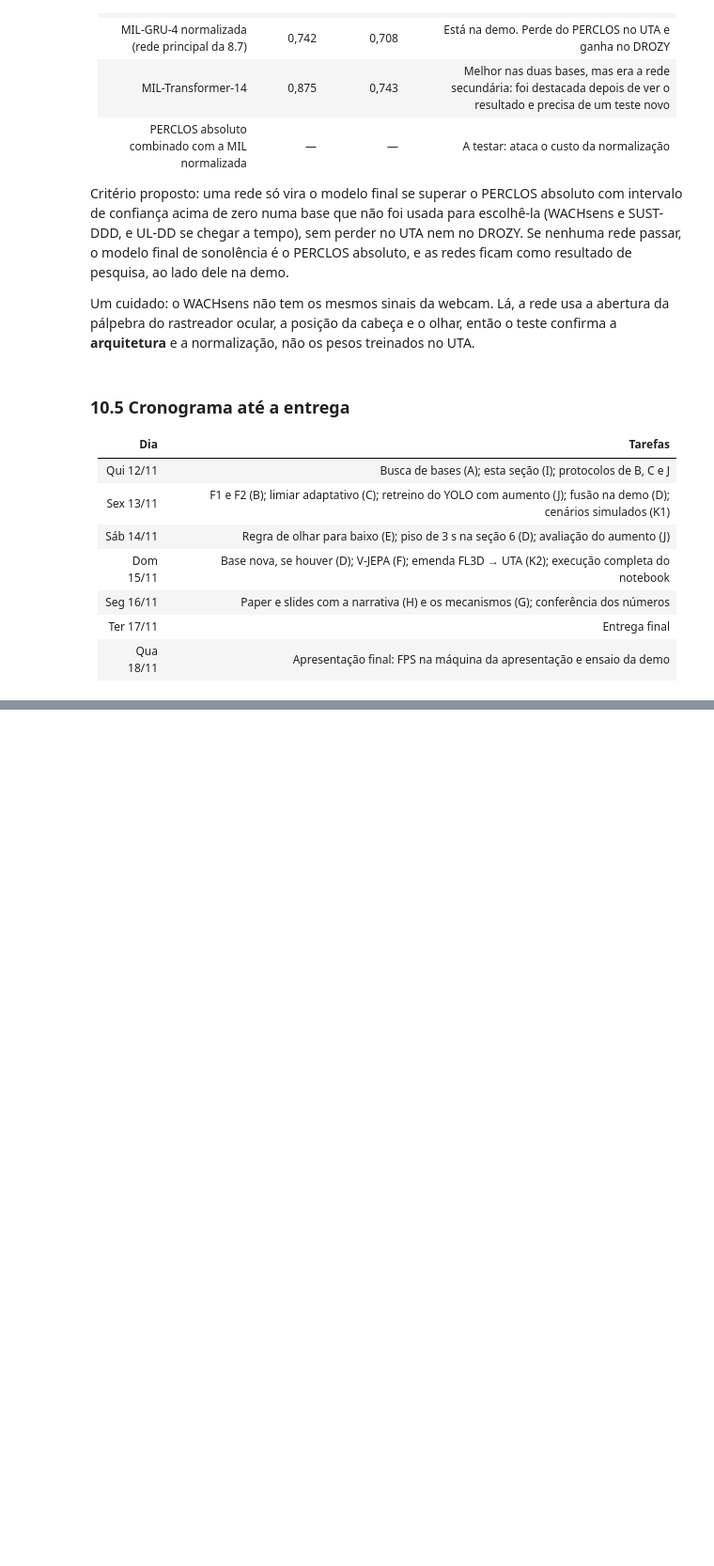
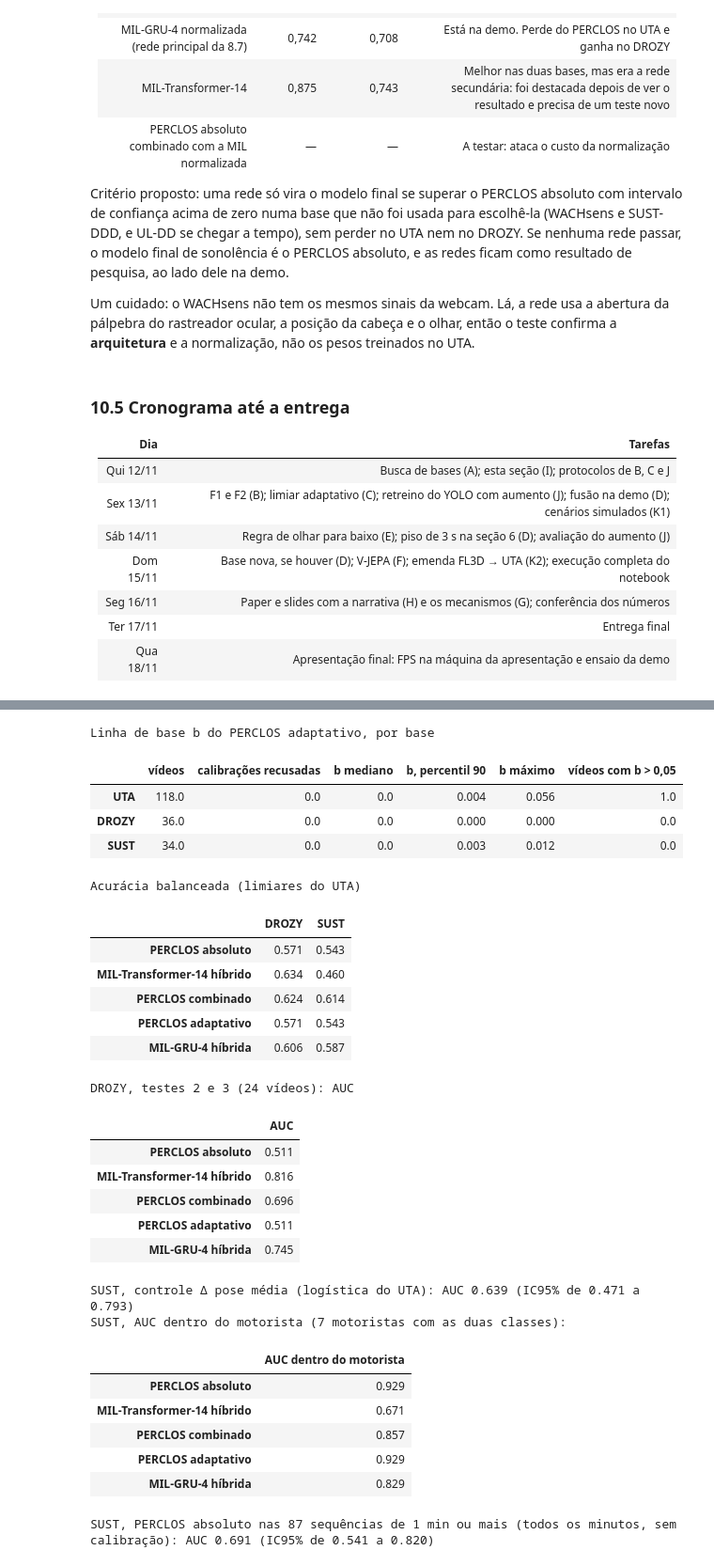
Before and after one commit to rcapozzielli/entrega_final_InsperAI_Wakely, a Jupyter notebook: wakely.ipynb, the cells around one changed output, grey strips where cells are left out. Shown at 94% size. Saved outputs shown, nothing was run; the diff lists cells and outputs as text; code cells hidden in the pictures; blank space fills up the shorter version.

```diff
--- a/wakely.ipynb
+++ b/wakely.ipynb
@@ -4456,0 +4741,69 @@ Um cuidado: o WACHsens não tem os mesmos sinais da webcam. Lá, a rede usa a ab
+# %%
+# Descrições do protocolo (não entram no critério)
+print("Linha de base b do PERCLOS adaptativo, por base")
+display(pd.DataFrame({b: {"vídeos": len(b_12[b]), "calibrações recusadas": int(recusa_12[b].sum()),
+                          "b mediano": np.median(b_12[b]), "b, percentil 90": np.percentile(b_12[b], 90),
+                          "b máximo": b_12[b].max(), "vídeos com b > 0,05": int((b_12[b] > 0.05).sum())}
+                      for b in BASES_12}).T.round(3))
+
+# acurácia balanceada: limiares de maior acurácia no UTA nos sinais diretos; 0,5 nas redes
+lim_12 = {n: limiar_acuracia(cand_12["UTA"][n][0], y_a) for n in ["PERCLOS absoluto", "PERCLOS combinado", "PERCLOS adaptativo"]}
+acc_12 = {}
+for n in [REF_12] + DESAFIANTES_12 + ["MIL-GRU-4 híbrida"]:
+    acc_12[n] = {}
+    for b in ["DROZY", "SUST"]:
+        y = BASES_12[b]["y"]
+        dec = [cand_12[b][n][0] >= lim_12[n]] if n in lim_12 else [p >= 0.5 for p in cand_12[b][n]]
+        acc_12[n][b] = np.mean([balanced_accuracy_score(y, d) for d in dec])
+print("Acurácia balanceada (limiares do UTA)")
+display(pd.DataFrame(acc_12).T.round(3))
+
+# DROZY só com os testes 2 e 3 (mesma iluminação)
+sel = teste_b >= 2
+print("DROZY, testes 2 e 3 (24 vídeos): AUC")
+display(pd.Series({n: np.mean([roc_auc_score(y_b[sel], p[sel]) for p in cand_12["DROZY"][n]])
+                   for n in [REF_12] + DESAFIANTES_12 + ["MIL-GRU-4 híbrida"]}).round(3).to_frame("AUC"))
+
+# SUST: controle de pose, AUC dentro do motorista e PERCLOS absoluto nas sequências de 1 min ou mais
+vpose_c = resumo_video(a_d_c, videos_c, CONTROLE_87)
+pose_c = logist(vpose_a.values, vpose_c.values)
+print("SUST, controle Δ pose média (logística do UTA): AUC %.3f (IC95%% de %.3f a %.3f)" % auc_ic(y_c, [pose_c], motorista_c))
+ambos_c = [m for m in np.unique(motorista_c) if len(set(y_c[motorista_c == m])) == 2]
+dentro_c = {n: np.mean([np.mean([roc_auc_score(y_c[motorista_c == m], p[motorista_c == m]) for p in cand_12["SUST"][n]])
+                        for m in ambos_c]) for n in [REF_12] + DESAFIANTES_12 + ["MIL-GRU-4 híbrida"]}
+print(f"SUST, AUC dentro do motorista ({len(ambos_c)} motoristas com as duas classes):")
+display(pd.Series(dentro_c).round(3).to_frame("AUC dentro do motorista"))
+seq1 = meta_c.assign(PERCLOS=a_sust.PERCLOS.values).groupby("seq").agg(
+    PERCLOS=("PERCLOS", "mean"), y=("sonolento", "first"), motorista=("motorista", "first"))
+auc1 = auc_ic(seq1.y.values, [np.nan_to_num(seq1.PERCLOS.values, nan=med_pa)], seq1.motorista.values)
+print(f"SUST, PERCLOS absoluto nas {len(seq1)} sequências de 1 min ou mais (todos os minutos, sem calibração): "
+      f"AUC {auc1[0]:.3f} (IC95% de {auc1[1]:.3f} a {auc1[2]:.3f})")
+# %% [output]
+Linha de base b do PERCLOS adaptativo, por base
+|  | vídeos | calibrações recusadas | b mediano | b, percentil 90 | b máximo | vídeos com b > 0,05 |
+| UTA | 118.0 | 0.0 | 0.0 | 0.004 | 0.056 | 1.0 |
+| DROZY | 36.0 | 0.0 | 0.0 | 0.000 | 0.000 | 0.0 |
+| SUST | 34.0 | 0.0 | 0.0 | 0.003 | 0.012 | 0.0 |
+Acurácia balanceada (limiares do UTA)
+|  | DROZY | SUST |
+| PERCLOS absoluto | 0.571 | 0.543 |
+| MIL-Transformer-14 híbrido | 0.634 | 0.460 |
+| PERCLOS combinado | 0.624 | 0.614 |
+| PERCLOS adaptativo | 0.571 | 0.543 |
+| MIL-GRU-4 híbrida | 0.606 | 0.587 |
+DROZY, testes 2 e 3 (24 vídeos): AUC
+|  | AUC |
+| PERCLOS absoluto | 0.511 |
+| MIL-Transformer-14 híbrido | 0.816 |
+| PERCLOS combinado | 0.696 |
+| PERCLOS adaptativo | 0.511 |
+| MIL-GRU-4 híbrida | 0.745 |
+SUST, controle Δ pose média (logística do UTA): AUC 0.639 (IC95% de 0.471 a 0.793)
+SUST, AUC dentro do motorista (7 motoristas com as duas classes):
+|  | AUC dentro do motorista |
+| PERCLOS absoluto | 0.929 |
+| MIL-Transformer-14 híbrido | 0.671 |
+| PERCLOS combinado | 0.857 |
+| PERCLOS adaptativo | 0.929 |
+| MIL-GRU-4 híbrida | 0.829 |
+SUST, PERCLOS absoluto nas 87 sequências de 1 min ou mais (todos os minutos, sem calibração): AUC 0.691 (IC95% de 0.541 a 0.820)
```
Also changed, not shown: parts of 6 cells of this notebook, 2 other files.
